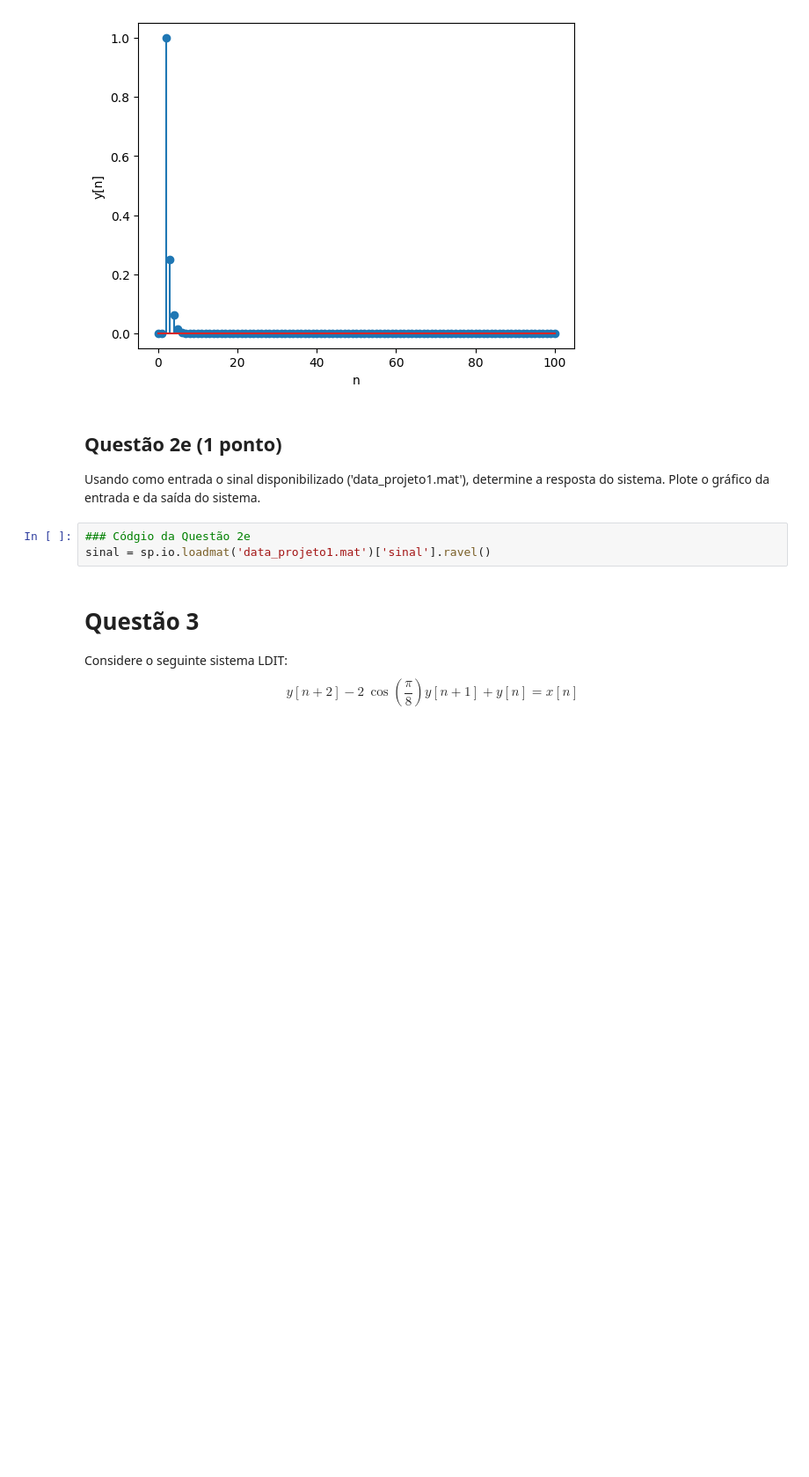
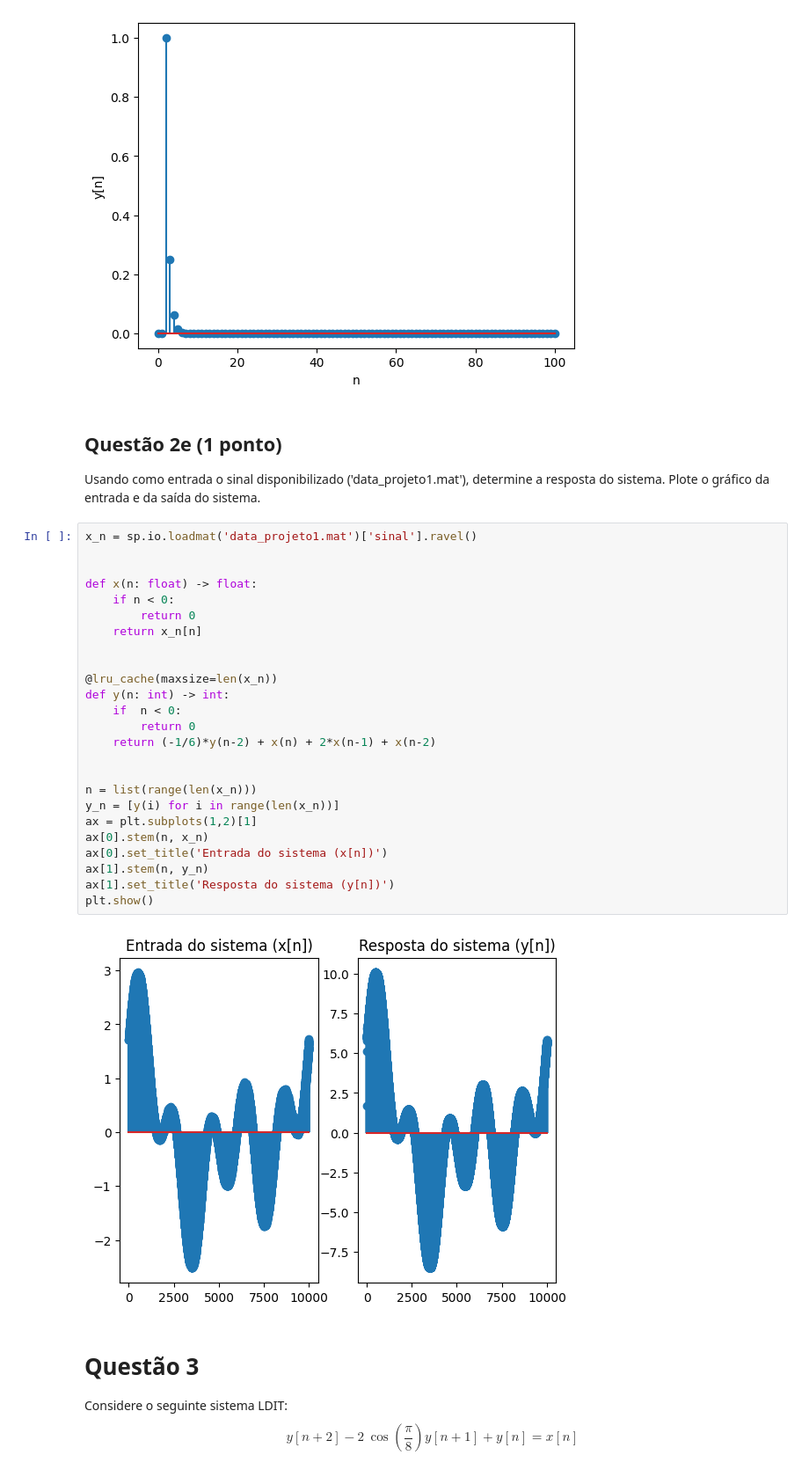
Before and after one commit to akaTsunemori/signal-processing-studies, a Jupyter notebook: projeto1.ipynb, the cells around one changed output. Shown: that part at 88% size. Saved outputs shown, nothing was run; the diff lists cells and outputs as text; blank space fills up the shorter version.

```diff
--- a/projeto1.ipynb
+++ b/projeto1.ipynb
@@ -212,9 +212,33 @@ plt.show()
 ## Questão 2e (1 ponto)
 
 Usando como entrada o sinal disponibilizado ('data_projeto1.mat'), determine a resposta do sistema. Plote o gráfico da entrada e da saída do sistema.
-# %%
-### Códgio da Questão 2e
-sinal = sp.io.loadmat('data_projeto1.mat')['sinal'].ravel()
+# %%
+x_n = sp.io.loadmat('data_projeto1.mat')['sinal'].ravel()
+
+
+def x(n: float) -> float:
+    if n < 0:
+        return 0
+    return x_n[n]
+
+
+@lru_cache(maxsize=len(x_n))
+def y(n: int) -> int:
+    if  n < 0:
+        return 0
+    return (-1/6)*y(n-2) + x(n) + 2*x(n-1) + x(n-2)
+
+
+n = list(range(len(x_n)))
+y_n = [y(i) for i in range(len(x_n))]
+ax = plt.subplots(1,2)[1]
+ax[0].stem(n, x_n)
+ax[0].set_title('Entrada do sistema (x[n])')
+ax[1].stem(n, y_n)
+ax[1].set_title('Resposta do sistema (y[n])')
+plt.show()
+# %% [output]
+[figure, added]
 # %% [markdown]
 # Questão 3
 Considere o seguinte sistema LDIT:
```
